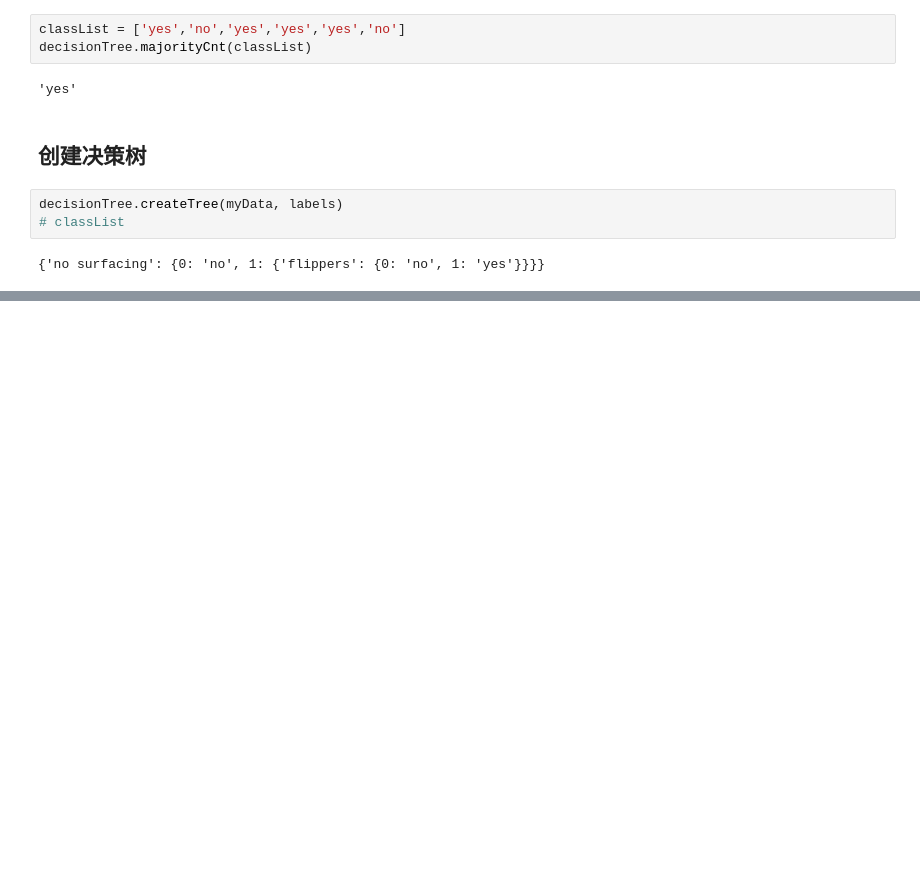
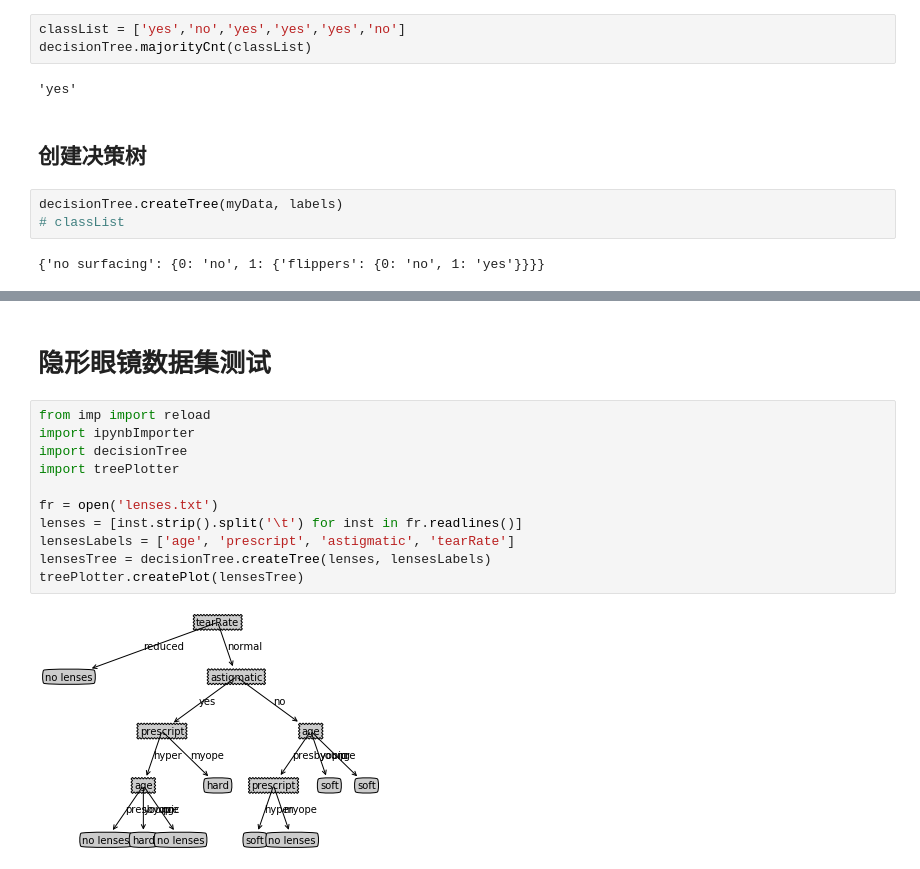
Before and after one commit to zheeqinpin/MLinAction, a Jupyter notebook: decisionTree/mainFunction.ipynb, the cells around one changed output, grey strips where cells are left out. Cells and saved outputs as stored; diff of their text form; blank space fills up the shorter version.

```diff
--- a/decisionTree/mainFunction.ipynb
+++ b/decisionTree/mainFunction.ipynb
@@ -98,0 +123,15 @@ decisionTree.createTree(myData, labels)
+# %% [markdown]
+# 隐形眼镜数据集测试
+# %%
+from imp import reload
+import ipynbImporter
+import decisionTree
+import treePlotter
+
+fr = open('lenses.txt')
+lenses = [inst.strip().split('\t') for inst in fr.readlines()]
+lensesLabels = ['age', 'prescript', 'astigmatic', 'tearRate']
+lensesTree = decisionTree.createTree(lenses, lensesLabels)
+treePlotter.createPlot(lensesTree)
+# %% [output]
+[figure, added]
```
Also changed, not shown: parts of 6 cells of this notebook, 4 other files.
